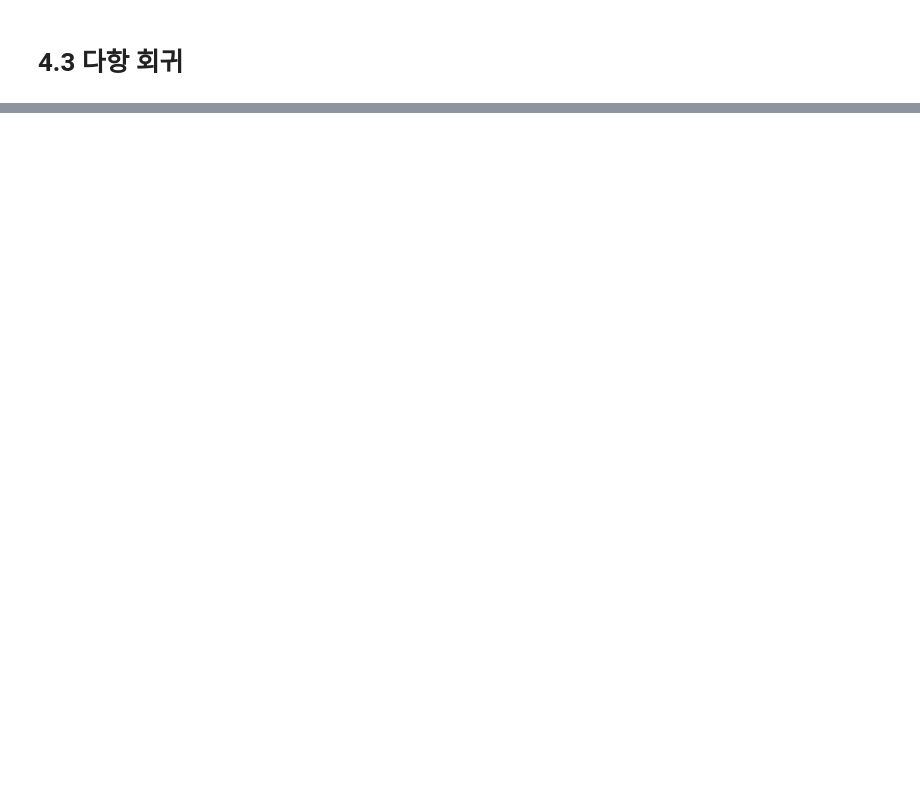
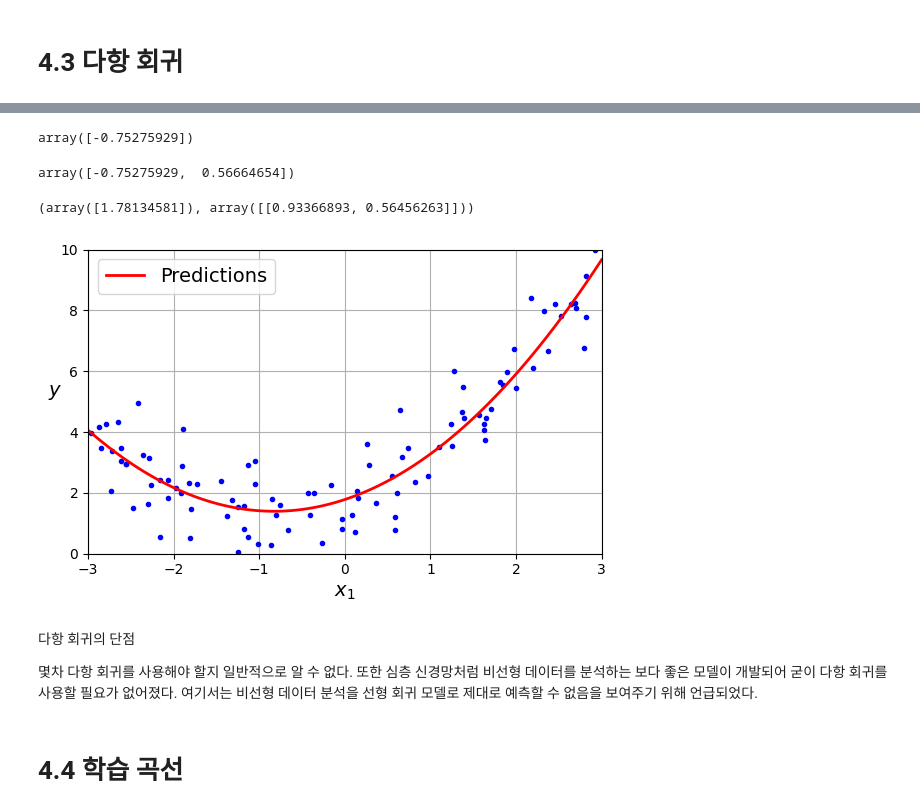
Before and after one commit to Han-TaeHun/TIL, a Jupyter notebook: Machine_Learning/HandsOn/04_training_linear_models.ipynb, the cells around one changed output, grey strips where cells are left out. Saved outputs shown, nothing was run; the diff lists cells and outputs as text; code cells hidden in the pictures; blank space fills up the shorter version.

```diff
--- a/Machine_Learning/HandsOn/04_training_linear_models.ipynb
+++ b/Machine_Learning/HandsOn/04_training_linear_models.ipynb
@@ -356,3 +356,8 @@ sgd_reg.intercept_, sgd_reg.coef_
 ![homl04-05](https://github.com/user-attachments/assets/90cef062-8e56-4f10-806f-93b3b85f41fd)
 # %% [markdown]
 # 4.3 다항 회귀
+# %%
+np.random.seed(42)
+m =100
+X = 6*np.random.rand(m, 1) - 3
+y =0.5 * X ** 2 + X + 2 + np.random.randn(m, 1)
@@ -358,0 +377,42 @@ sgd_reg.intercept_, sgd_reg.coef_
+# %%
+from sklearn.preprocessing import PolynomialFeatures
+poly_features = PolynomialFeatures(degree=2, include_bias=False)
+X_poly = poly_features.fit_transform(X)
+X[0]
+# %% [output]
+array([-0.75275929])
+# %%
+X_poly[0]
+# %% [output]
+array([-0.75275929,  0.56664654])
+# %%
+lin_reg = LinearRegression()
+lin_reg.fit(X_poly, y)
+lin_reg.intercept_, lin_reg.coef_
+# %% [output]
+(array([1.78134581]), array([[0.93366893, 0.56456263]]))
+# %%
+# 추가 코드 - 이 셀은 그림 4-13을 생성하고 저장합니다.
+# 다항 회귀 예측 모델
+X_new = np.linspace(-3, 3, 100).reshape(100, 1)
+X_new_poly = poly_features.transform(X_new)
+y_new = lin_reg.predict(X_new_poly)
+
+plt.figure(figsize=(6, 4))
+plt.plot(X, y, "b.")
+plt.plot(X_new, y_new, "r-", linewidth=2, label="Predictions")
+plt.xlabel("$x_1$")
+plt.ylabel("$y$", rotation=0)
+plt.legend(loc="upper left")
+plt.axis([-3, 3, 0, 10])
+plt.grid()
+save_fig("quadratic_predictions_plot")
+plt.show()
+# %% [output]
+[figure, added]
+# %% [markdown]
+다항 회귀의 단점
+
+몇차 다항 회귀를 사용해야 할지 일반적으로 알 수 없다. 또한 심층 신경망처럼 비선형 데이터를 분석하는 보다 좋은 모델이 개발되어 굳이 다항 회귀를 사용할 필요가 없어졌다. 여기서는 비선형 데이터 분석을 선형 회귀 모델로 제대로 예측할 수 없음을 보여주기 위해 언급되었다.
+# %% [markdown]
+# 4.4 학습 곡선
```
Also changed, not shown: parts of 50 cells of this notebook.
